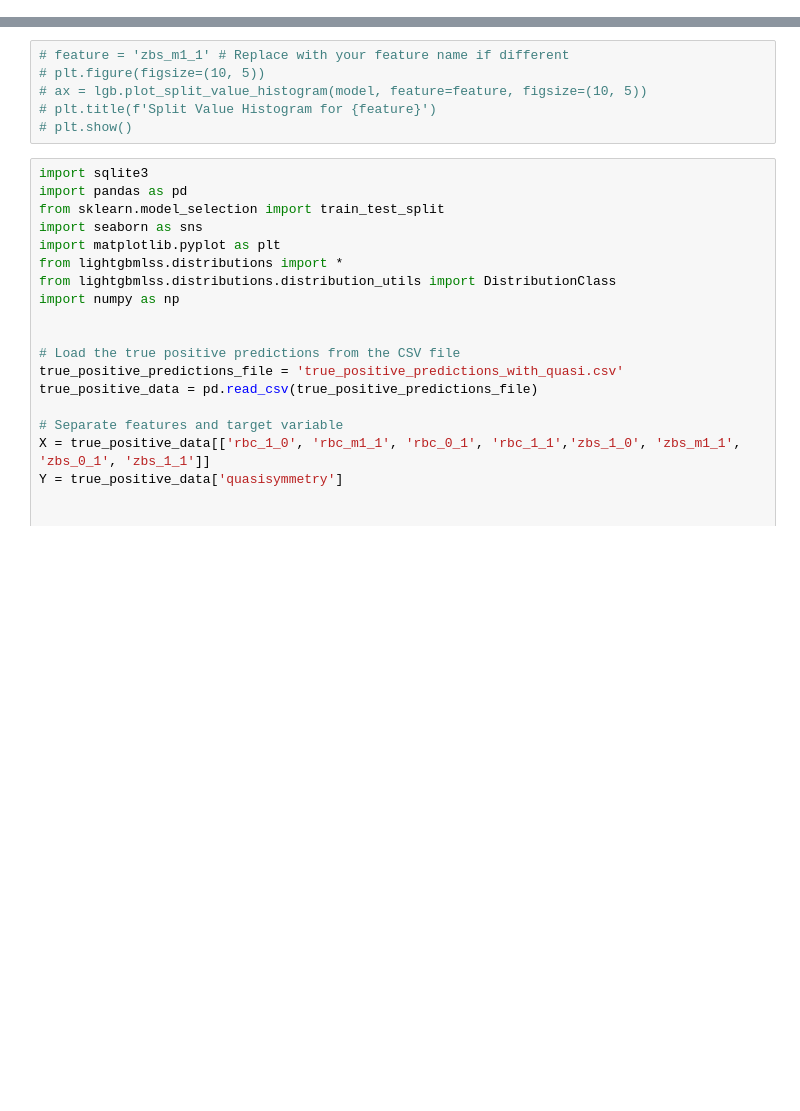
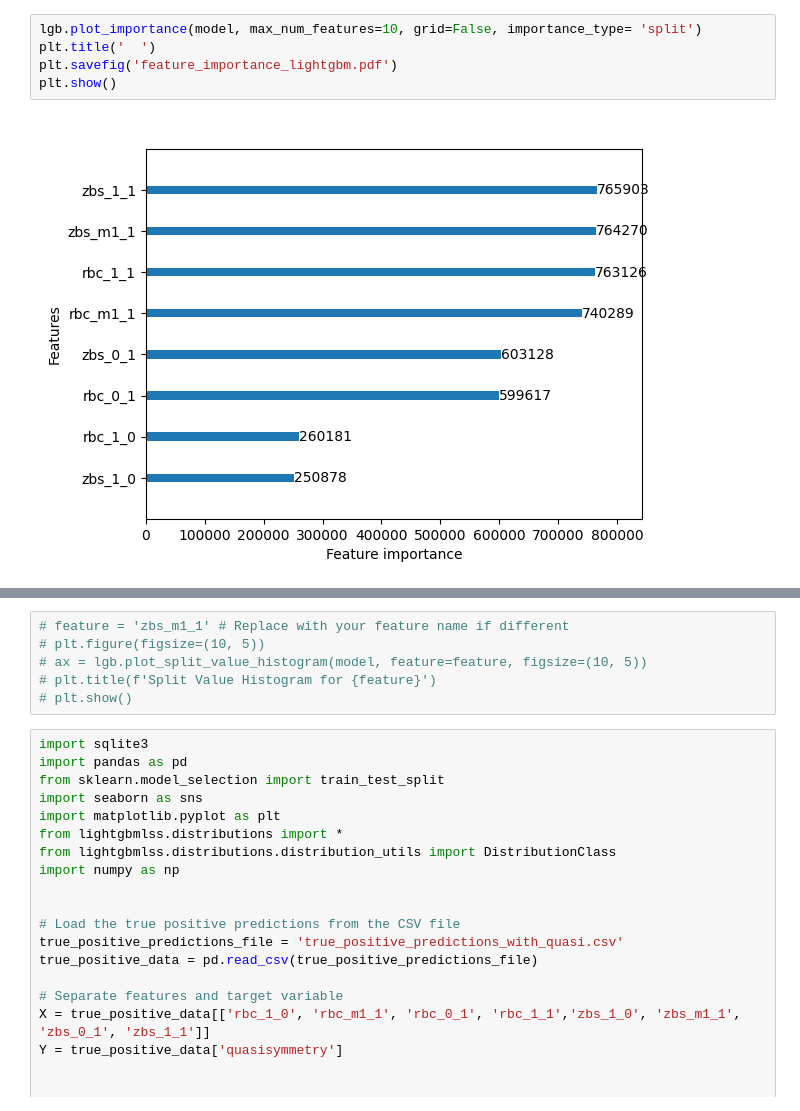
Before and after one commit to laiarodrigo/PIC-STELLARATOR, a Jupyter notebook: data_analysis/non_probabilistic_model/plot.ipynb, the cells around one changed output, grey strips where cells are left out. Drawn from its saved outputs; the diff is of its cells as text; blank space fills up the shorter version.

```diff
--- a/data_analysis/non_probabilistic_model/plot.ipynb
+++ b/data_analysis/non_probabilistic_model/plot.ipynb
@@ -139,2 +122,9 @@ Predicted: -0.002835491983259522, Actual: -3.451651427637195
+# %%
+lgb.plot_importance(model, max_num_features=10, grid=False, importance_type= 'split')
+plt.title('  ')
+plt.savefig('feature_importance_lightgbm.pdf')
+plt.show()
+# %% [output]
+[figure, added]
 # %%
 plt.figure(figsize=(10, 6))
```
Also changed, not shown: parts of 8 cells of this notebook, 5 other files.
